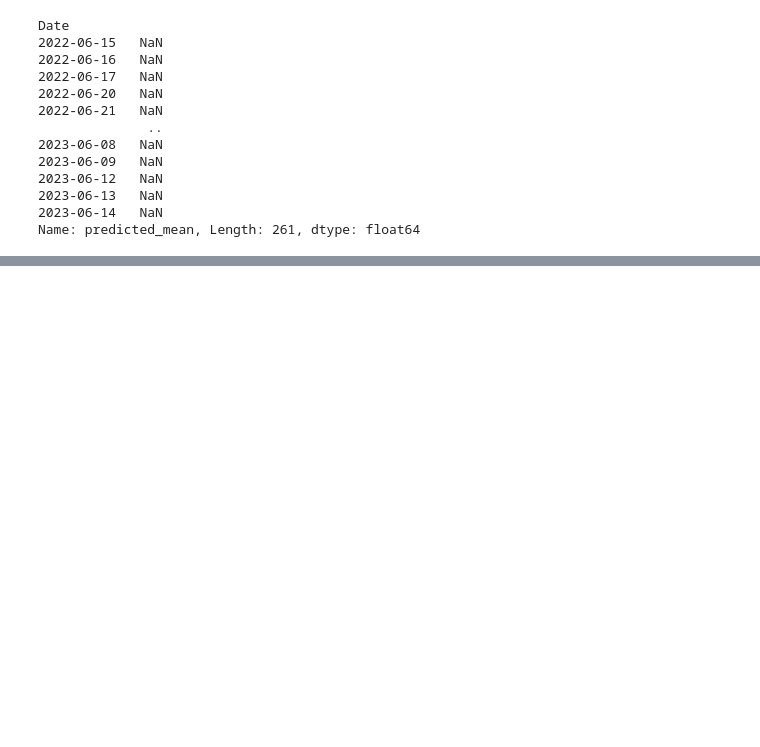
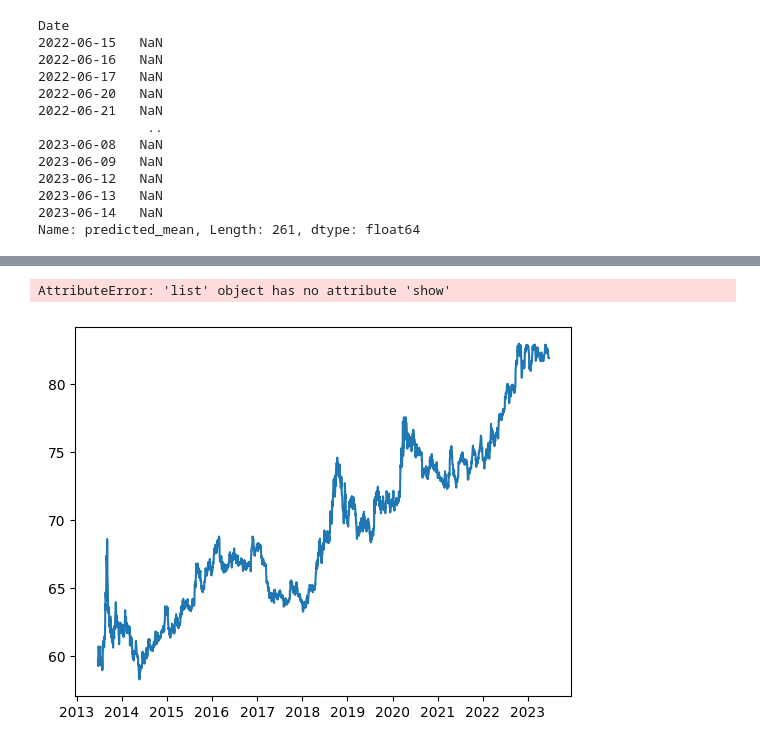
Before and after one commit to vamsi-panchada/finTechLearning, a Jupyter notebook: currencyConverter/prediction.ipynb, the cells around one changed output, grey strips where cells are left out. Drawn from its saved outputs; the diff is of its cells as text; code cells hidden in the pictures; blank space fills up the shorter version.

```diff
--- a/currencyConverter/prediction.ipynb
+++ b/currencyConverter/prediction.ipynb
@@ -338,0 +346,2 @@ Name: predicted_mean, Length: 261, dtype: float64
+# %%
+df = yf.download('USDINR=X', start=dt.date.today()-dt.timedelta(days=10*365), end=dt.date.today()+dt.timedelta(days=1))
@@ -338,0 +397,6 @@ Name: predicted_mean, Length: 261, dtype: float64
+# %%
+fig = plt.plot(df['Close'])
+fig.show()
+# %% [output]
+AttributeError: 'list' object has no attribute 'show'
+[figure, added]
```
Also changed, not shown: parts of 12 cells of this notebook.
